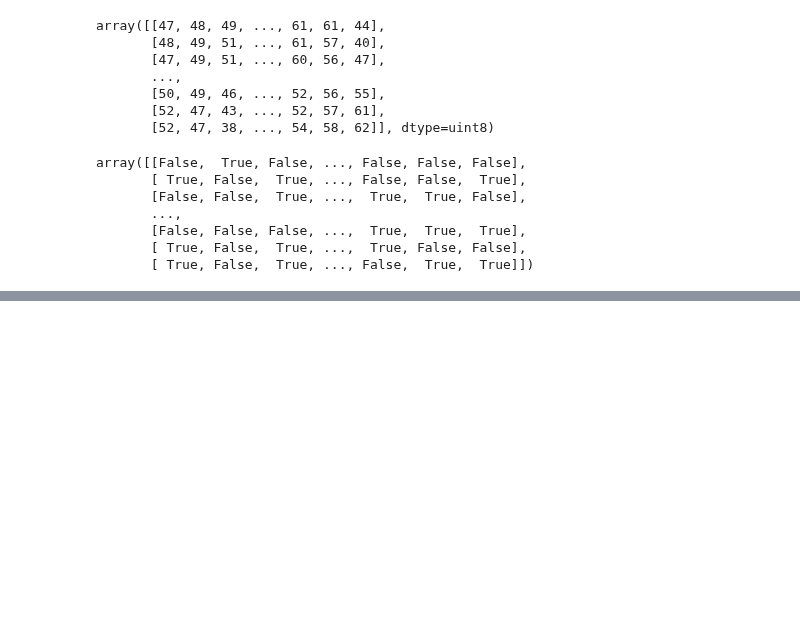
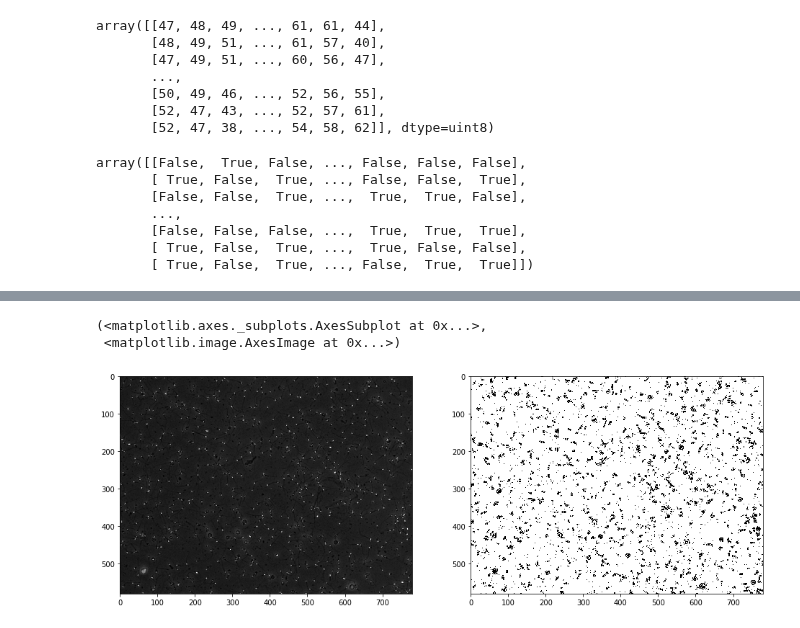
Before and after one commit to MarianoFernandez0/Proyecto-, a Jupyter notebook: development/deteccion imagenes grises/Deteccion de particulas.ipynb, the cells around one changed output, grey strips where cells are left out. Cells and saved outputs as stored; diff of their text form; code cells hidden in the pictures; blank space fills up the shorter version.

```diff
--- a/development/deteccion imagenes grises/Deteccion de particulas.ipynb
+++ b/development/deteccion imagenes grises/Deteccion de particulas.ipynb
@@ -63,0 +191,10 @@ plt.imshow(gaussian1,cmap='gray')
+# %%
+_, image_tresh = cv2.threshold(abs_dst,0,255,cv2.THRESH_BINARY+cv2.THRESH_OTSU)
+fig = plt.figure(figsize=(16,7))
+
+plt.subplot(122),plt.imshow(lap>image_tresh,cmap='gray')
+plt.subplot(121),plt.imshow(gray,cmap='gray')
+# %% [output]
+(<matplotlib.axes._subplots.AxesSubplot at 0x...>,
+ <matplotlib.image.AxesImage at 0x...>)
+[figure, added]
```
Also changed, not shown: parts of 15 cells of this notebook, 5 other files.
